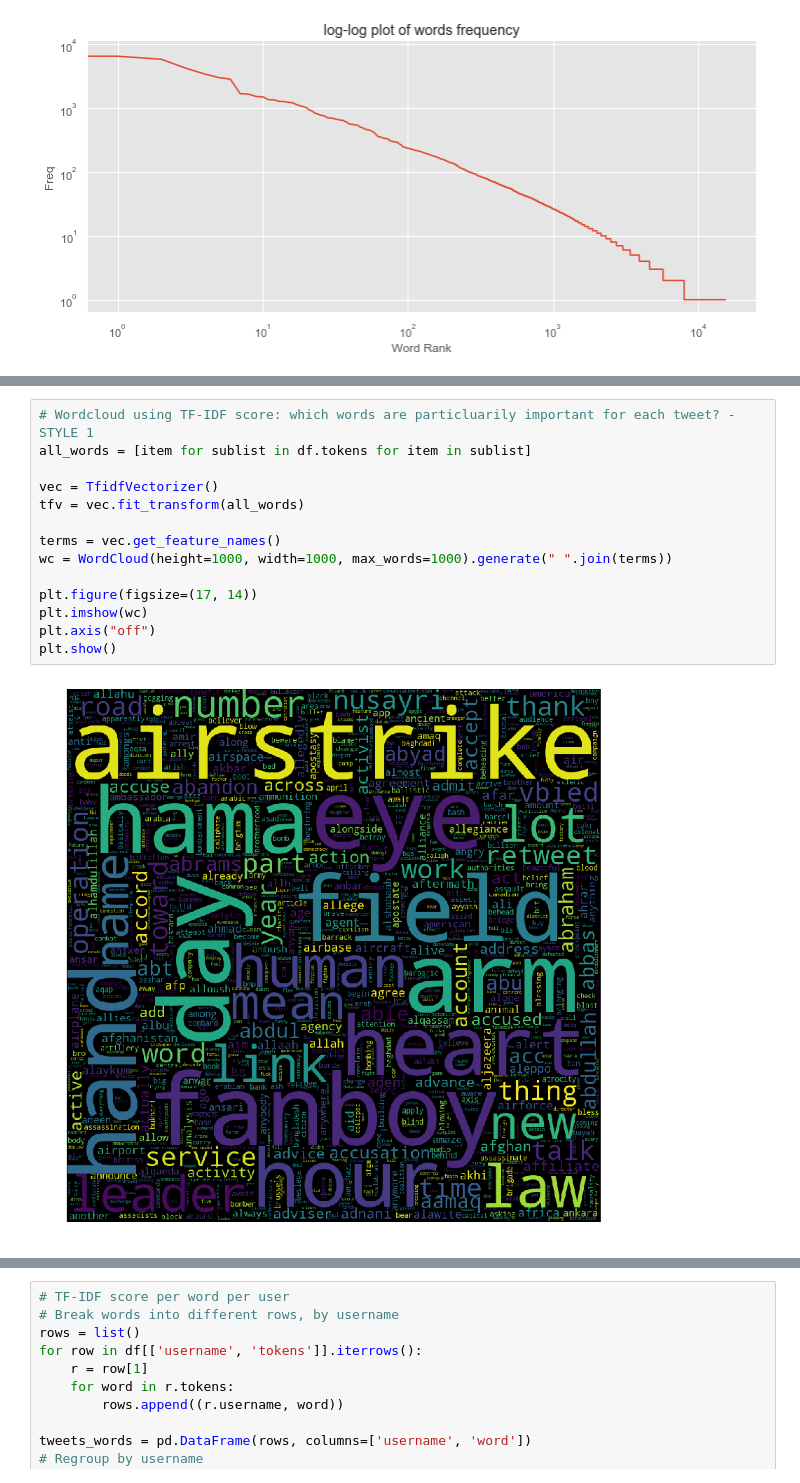
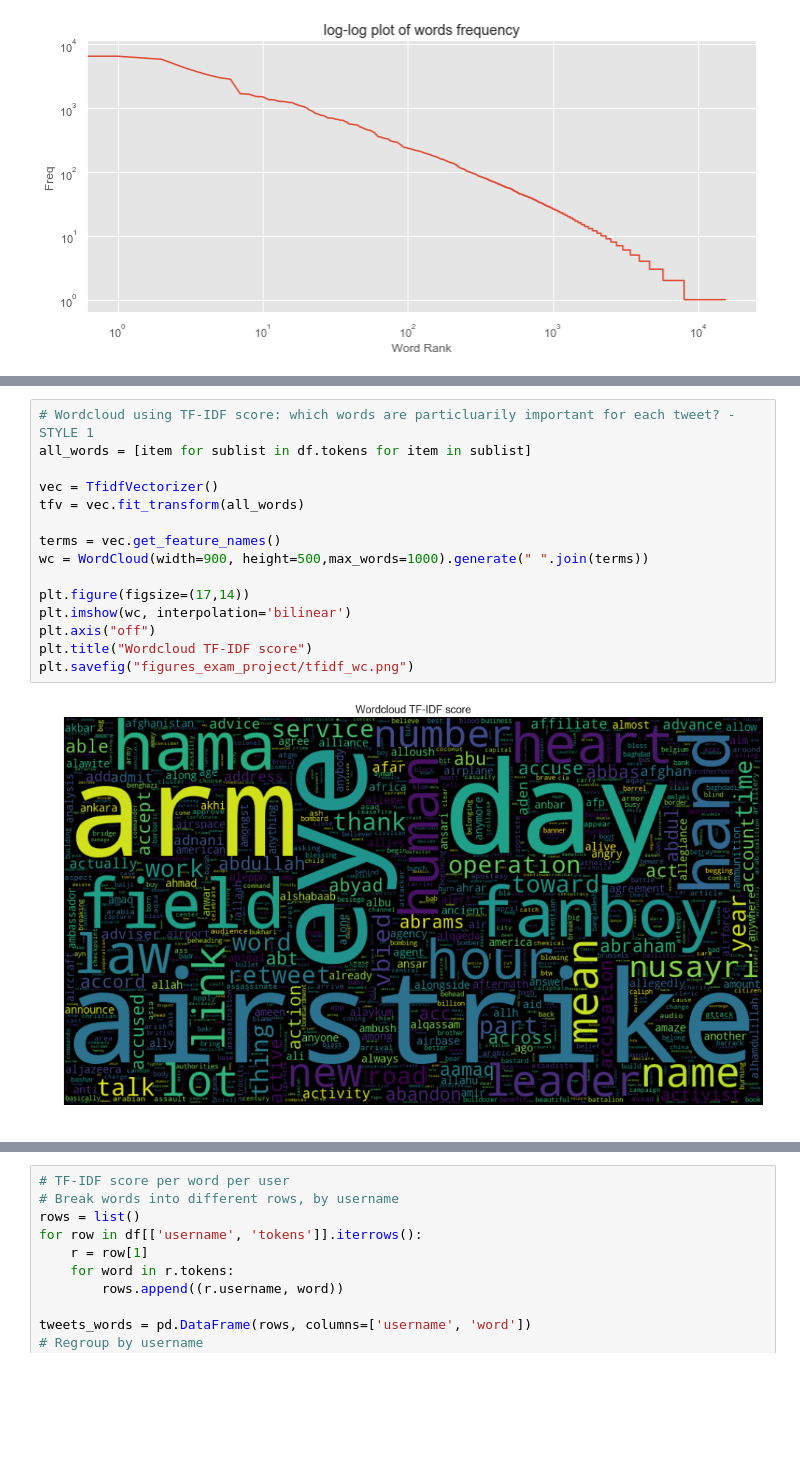
Before and after one commit to zeyuuu/Project, a Jupyter notebook: descriptives_text_18052019.ipynb, the cells around one changed output, grey strips where cells are left out. Saved outputs shown, nothing was run; the diff lists cells and outputs as text; blank space fills up the shorter version.

Commit message:
export cloud graphics

```diff
--- a/descriptives_text_18052019.ipynb
+++ b/descriptives_text_18052019.ipynb
@@ -166,19 +134,20 @@ wc = WordCloud(height=1000, width=1000, max_words=1000).generate(" ".join(terms)
 # %%
 # Wordcloud using TF-IDF score: which words are particluarily important for each tweet? - STYLE 1
 all_words = [item for sublist in df.tokens for item in sublist]
 
 vec = TfidfVectorizer()
 tfv = vec.fit_transform(all_words)
 
 terms = vec.get_feature_names()
-wc = WordCloud(height=1000, width=1000, max_words=1000).generate(" ".join(terms))
+wc = WordCloud(width=900, height=500,max_words=1000).generate(" ".join(terms))
 
-plt.figure(figsize=(17, 14))
-plt.imshow(wc)
+plt.figure(figsize=(17,14))
+plt.imshow(wc, interpolation='bilinear')
 plt.axis("off")
-plt.show()
+plt.title("Wordcloud TF-IDF score")
+plt.savefig("figures_exam_project/tfidf_wc.png")
 # %% [output]
-[figure, old version]
+[figure, new version]
 # %%
 # Wordcloud using TF-IDF score: which words are particluarily important for each tweet? - STYLE 2
 # Use other style
```
Also changed, not shown: parts of 10 cells of this notebook, 3 other files.
